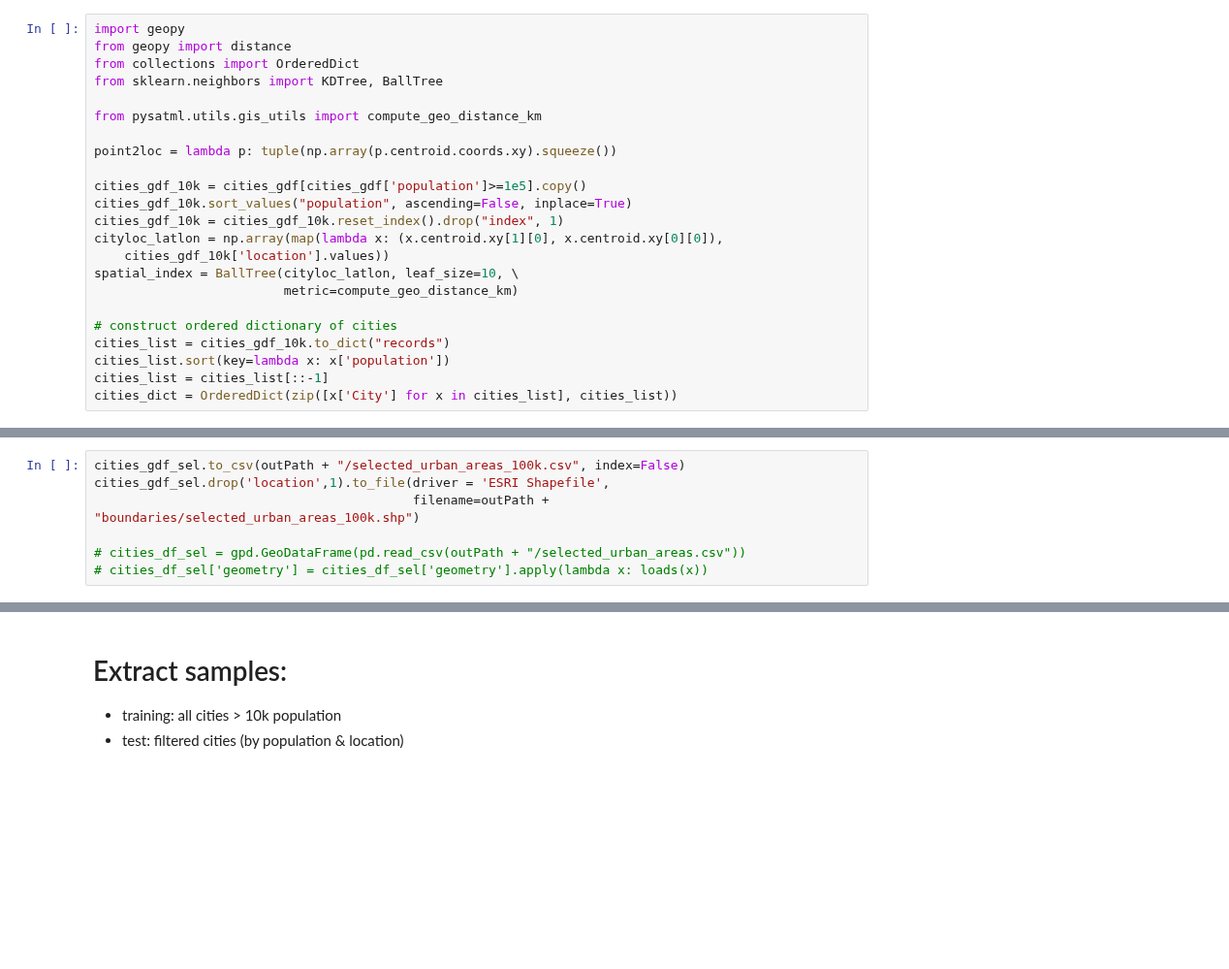
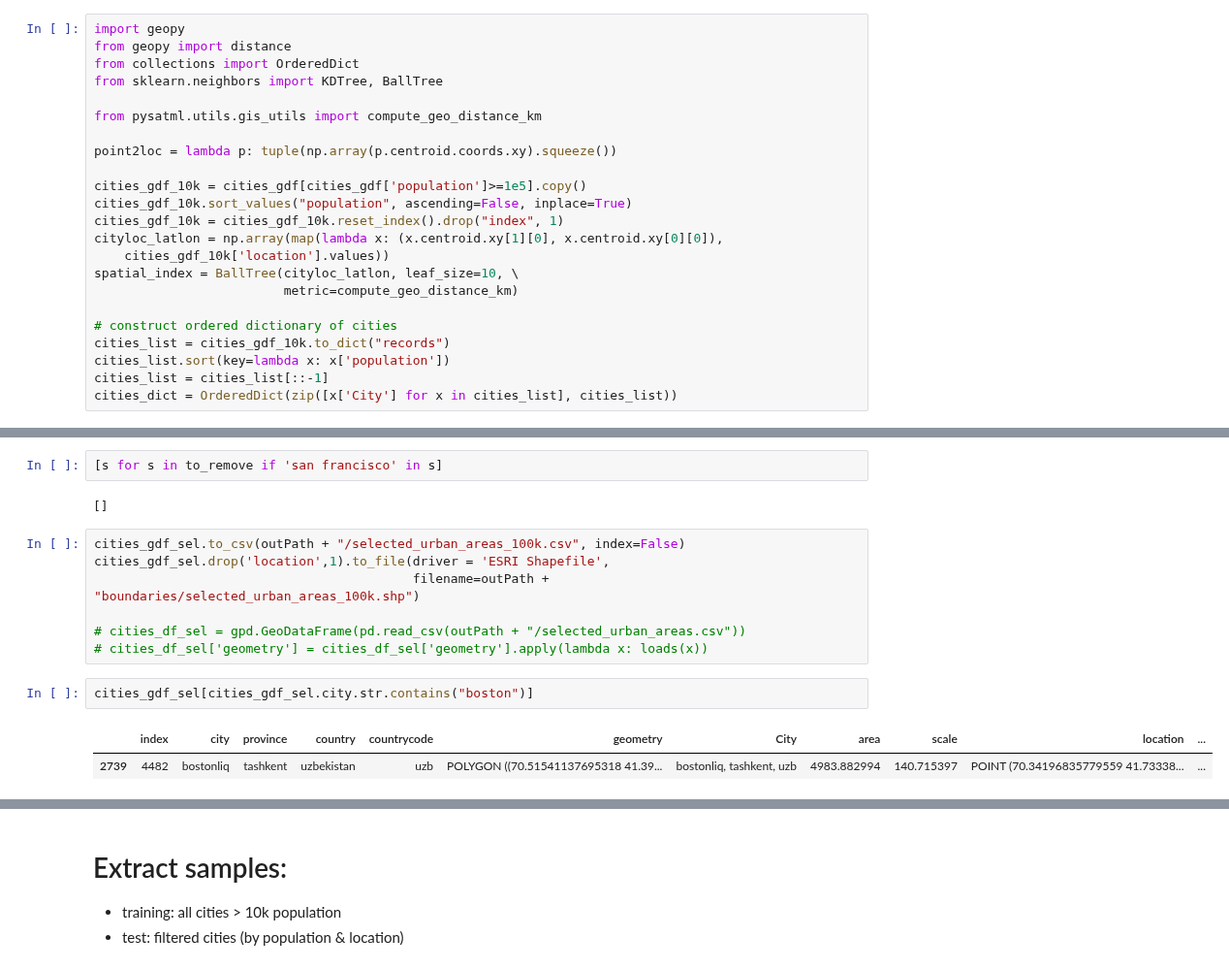
Before and after one commit to adrianalbert/urbanization-patterns, a Jupyter notebook: data-preprocessing/create world cities dataset.ipynb, the cells around one changed output, grey strips where cells are left out. Shown at 97% size. Saved outputs shown, nothing was run; the diff lists cells and outputs as text; blank space fills up the shorter version.

```diff
--- a/data-preprocessing/create world cities dataset.ipynb
+++ b/data-preprocessing/create world cities dataset.ipynb
@@ -626,3 +646,7 @@ Cities over 100k pop: 9617; Pruned list: 4559 cities.
+# %%
+[s for s in to_remove if 'san francisco' in s]
+# %% [output]
+[]
 # %%
 cities_gdf_sel.to_csv(outPath + "/selected_urban_areas_100k.csv", index=False)
 cities_gdf_sel.drop('location',1).to_file(driver = 'ESRI Shapefile',
@@ -630,6 +654,11 @@ cities_gdf_sel.drop('location',1).to_file(driver = 'ESRI Shapefile',
 
 # cities_df_sel = gpd.GeoDataFrame(pd.read_csv(outPath + "/selected_urban_areas.csv"))
 # cities_df_sel['geometry'] = cities_df_sel['geometry'].apply(lambda x: loads(x))
+# %%
+cities_gdf_sel[cities_gdf_sel.city.str.contains("boston")]
+# %% [output]
+|  | index | city | province | country | countrycode | geometry | City | area | scale | location | ... |
+| 2739 | 4482 | bostonliq | tashkent | uzbekistan | uzb | POLYGON ((70.51541137695318 41.39... | bostonliq, tashkent, uzb | 4983.882994 | 140.715397 | POINT (70.34196835779559 41.73338... | ... |
 # %%
 city_locations_sel = gpd.GeoSeries(cities_gdf_sel['location'])
 city_locations_sel.plot(figsize=(8,6), cmap='Greys')
```
Also changed, not shown: parts of 4 cells of this notebook, 3 other files.
